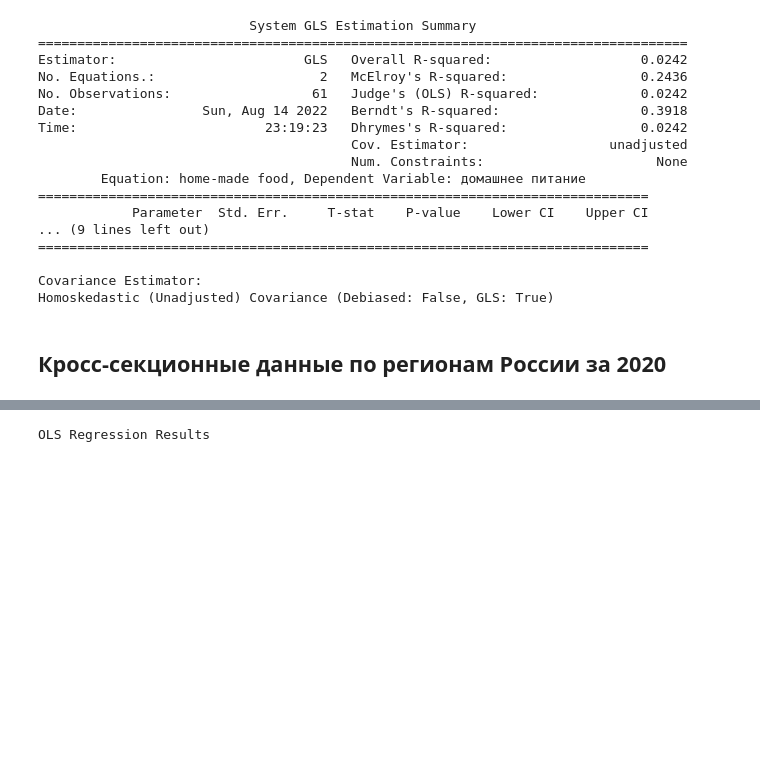
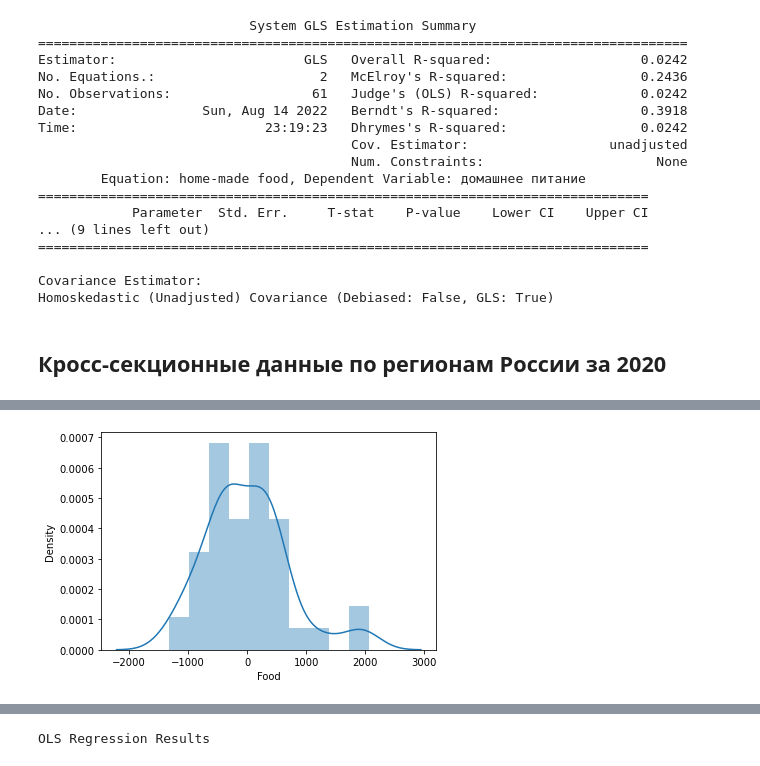
Before and after one commit to chereshan/Term-Paper, a Jupyter notebook: Linear Expenditure Systems (LES) Replication.ipynb, the cells around one changed output, grey strips where cells are left out. Cells and saved outputs as stored; diff of their text form; code cells hidden in the pictures; blank space fills up the shorter version.

```diff
--- a/Linear Expenditure Systems (LES) Replication.ipynb
+++ b/Linear Expenditure Systems (LES) Replication.ipynb
@@ -1197,0 +982,4 @@ Households_abs4
+# %%
+ax=sns.distplot(Households_abs_resids.iloc[:,0])
+# %% [output]
+[figure, added]
```
Also changed, not shown: parts of 98 cells of this notebook.
